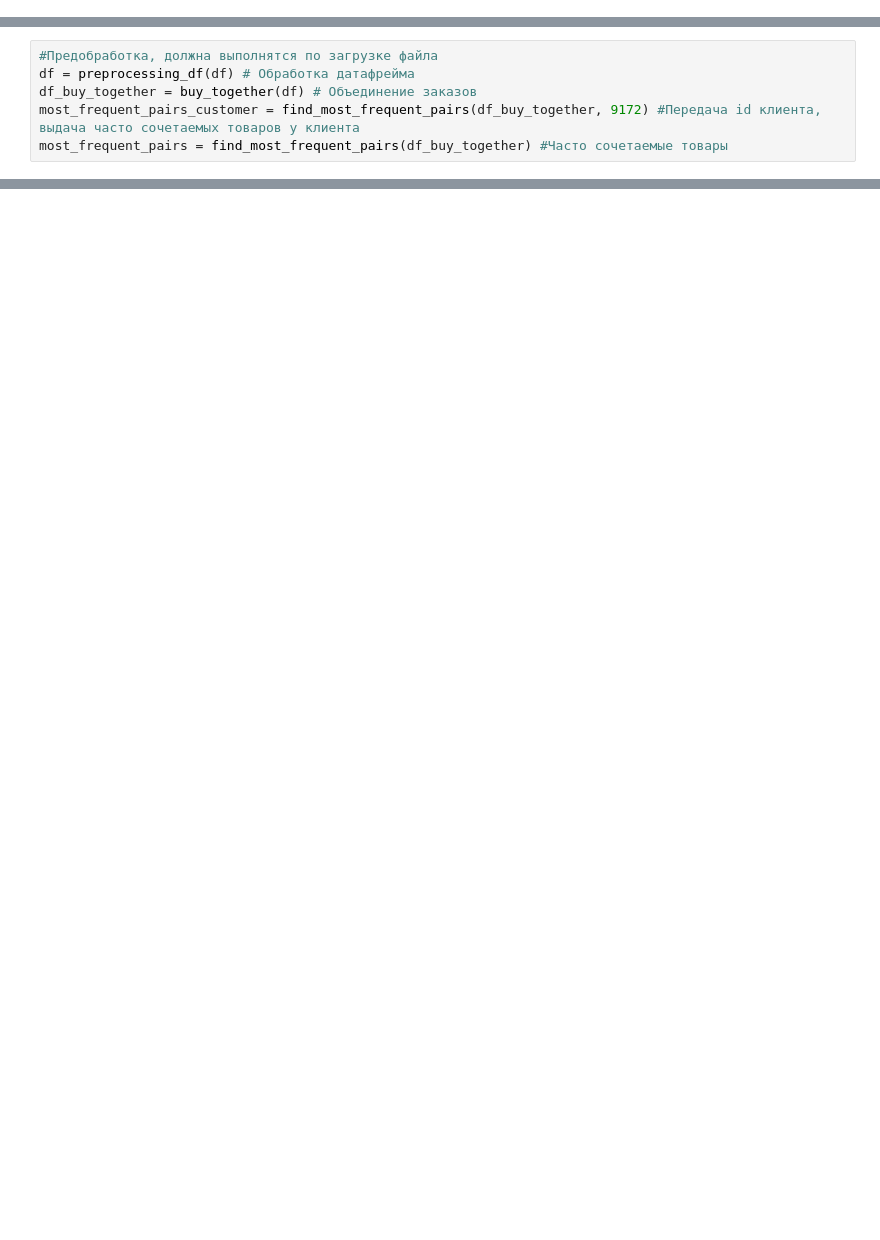
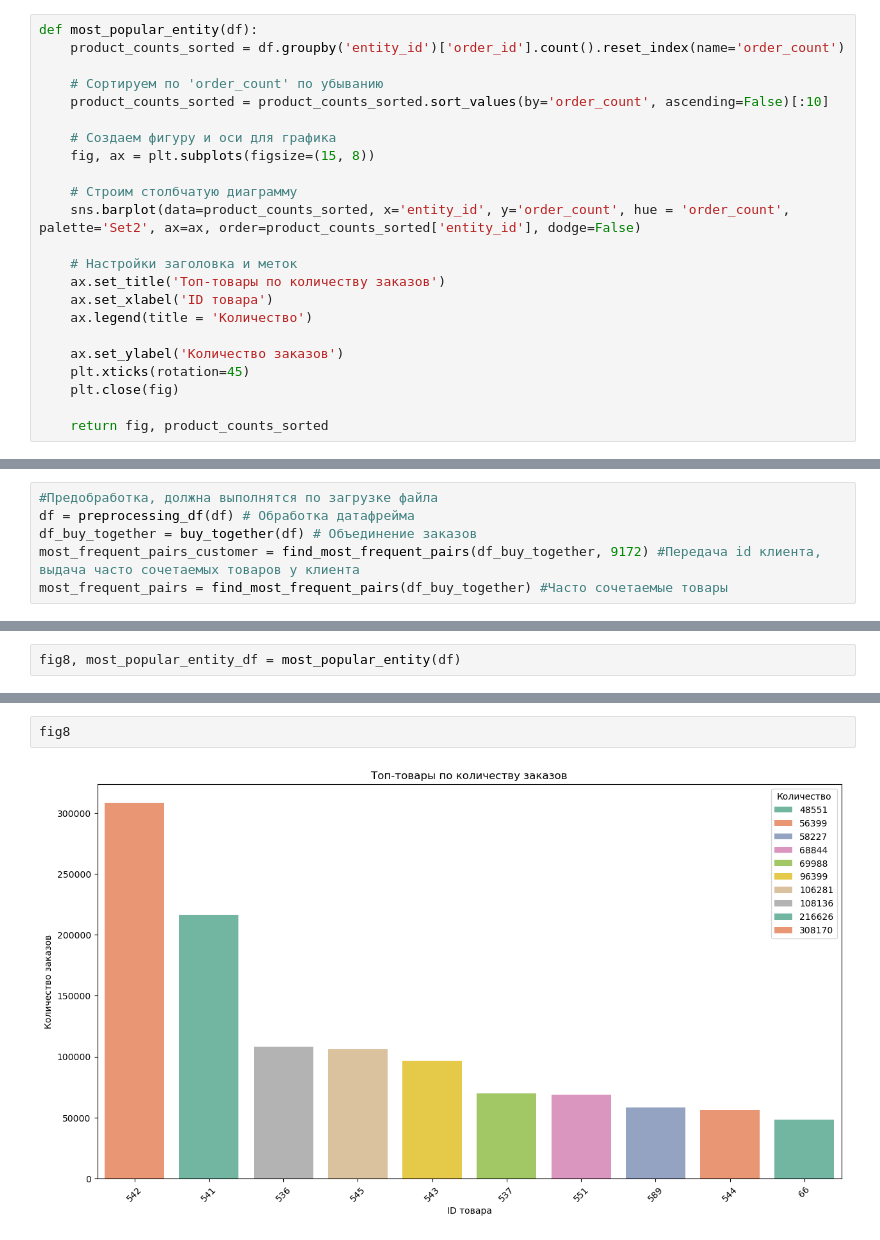
Before and after one commit to m0rphed/coffee_hack, a Jupyter notebook: metrics_1.ipynb, the cells around one changed output, grey strips where cells are left out. Drawn from its saved outputs; the diff is of its cells as text; blank space fills up the shorter version.

```diff
--- a/metrics_1.ipynb
+++ b/metrics_1.ipynb
@@ -257,3 +272,26 @@ def stat_of_the_year(df, year):
+# %%
+def most_popular_entity(df):
+    product_counts_sorted = df.groupby('entity_id')['order_id'].count().reset_index(name='order_count')
+
+    # Сортируем по 'order_count' по убыванию
+    product_counts_sorted = product_counts_sorted.sort_values(by='order_count', ascending=False)[:10]
+
+    # Создаем фигуру и оси для графика
+    fig, ax = plt.subplots(figsize=(15, 8))
+
+    # Строим столбчатую диаграмму
+    sns.barplot(data=product_counts_sorted, x='entity_id', y='order_count', hue = 'order_count', palette='Set2', ax=ax, order=product_counts_sorted['entity_id'], dodge=False)
+
+    # Настройки заголовка и меток
+    ax.set_title('Топ-товары по количеству заказов')
+    ax.set_xlabel('ID товара')
+    ax.legend(title = 'Количество')
+
+    ax.set_ylabel('Количество заказов')
+    plt.xticks(rotation=45)
+    plt.close(fig)
+
+    return fig, product_counts_sorted
 # %%
 def metrics_client(df,customer_id,entitys_id):
     offered_products_set = set()
@@ -316,0 +344,2 @@ visit_frequency(df)
+# %%
+fig8, most_popular_entity_df = most_popular_entity(df)
@@ -316,0 +374,4 @@ visit_frequency(df)
+# %%
+fig8
+# %% [output]
+[figure, added]
```
Also changed, not shown: parts of 20 cells of this notebook.
